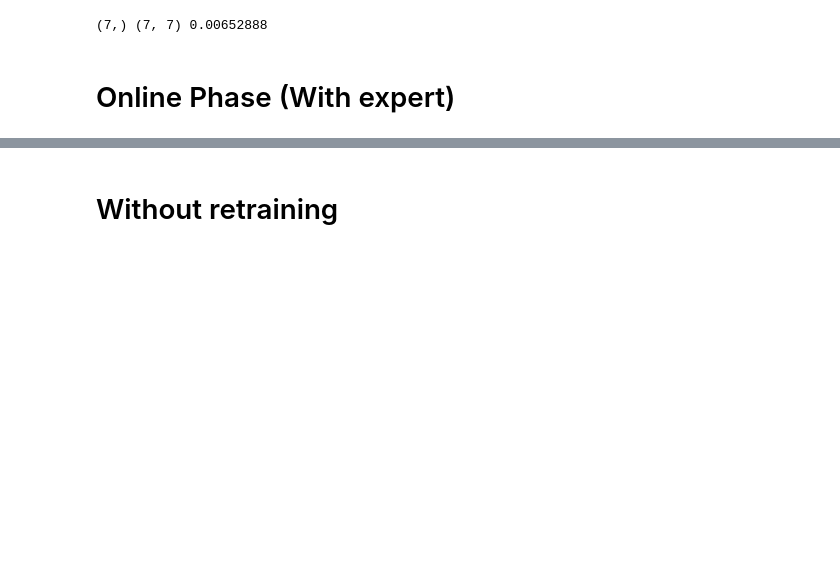
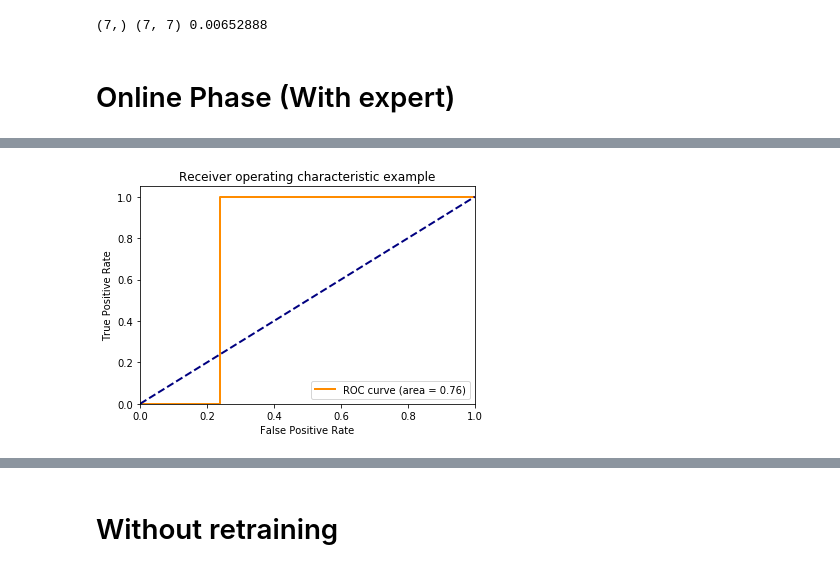
Before and after one commit to binli826/LSTM-Autoencoders, a Jupyter notebook: src/Experiments/Online_forest.ipynb, the cells around one changed output, grey strips where cells are left out. Saved outputs shown, nothing was run; the diff lists cells and outputs as text; code cells hidden in the pictures; blank space fills up the shorter version.

```diff
--- a/src/Experiments/Online_forest.ipynb
+++ b/src/Experiments/Online_forest.ipynb
@@ -445,0 +309,7 @@ foo = [1674, 1699, 1724, 1773, 1796, 1892, 1986, 2055, 2078, 2101, 2150, 2199, 2
+# %%
+fpr, tpr, thresholds = metrics.roc_curve(expert[:419*8], output[:419*8], pos_label="anomaly")
+auc = metrics.auc(fpr, tpr)
+#print(fpr,tpr,thresholds,auc)
+plot_roc(fpr,tpr,auc)
+# %% [output]
+[figure, added]
```
Also changed, not shown: parts of 28 cells of this notebook, 9 other files.
